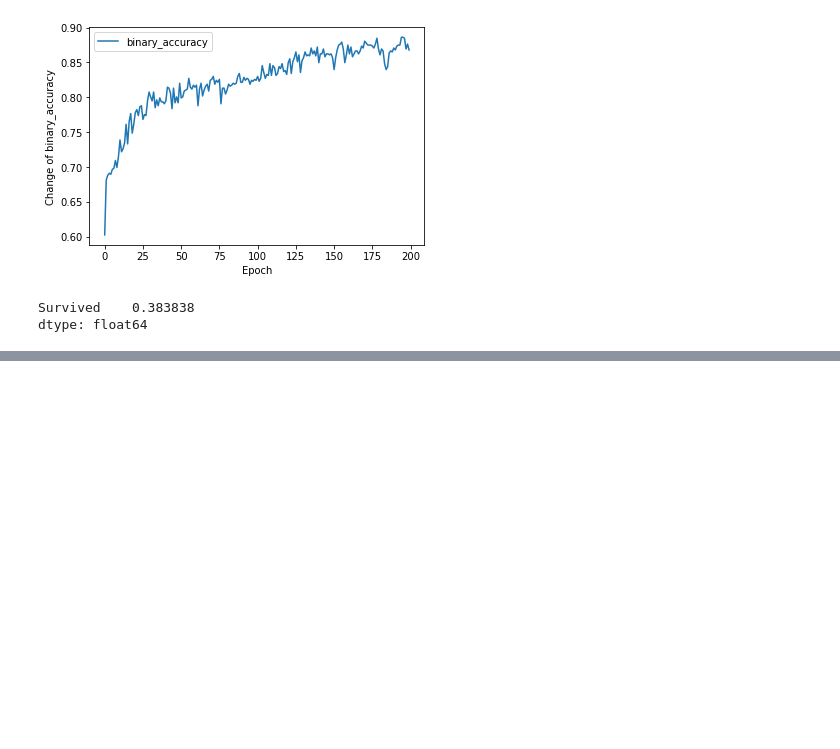
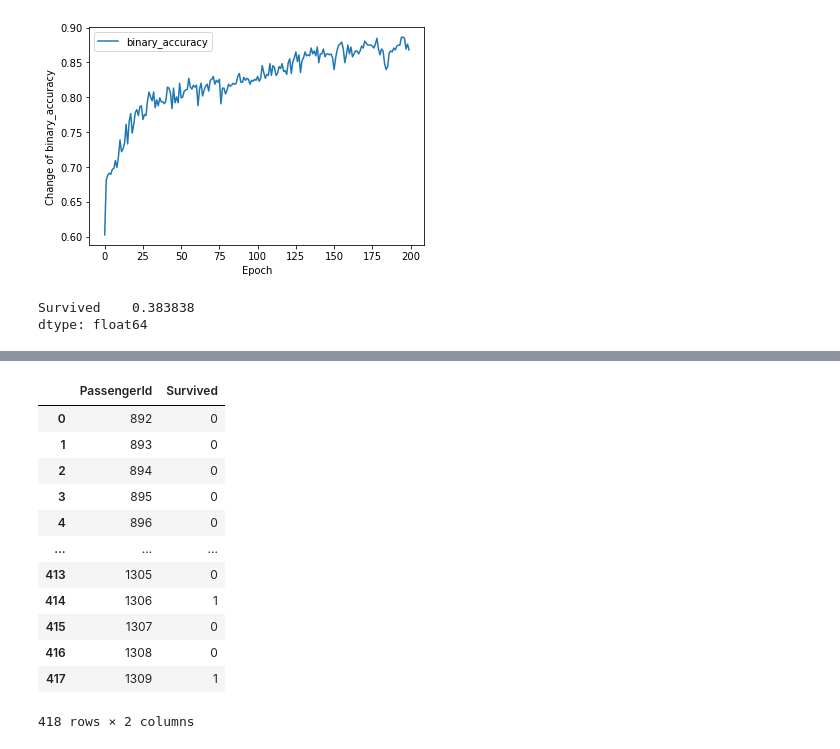
Before and after one commit to eschiappucci/Titanic, a Jupyter notebook: titanic_ml.ipynb, the cells around one changed output, grey strips where cells are left out. Cells and saved outputs as stored; diff of their text form; code cells hidden in the pictures; blank space fills up the shorter version.

```diff
--- a/titanic_ml.ipynb
+++ b/titanic_ml.ipynb
@@ -192,0 +196,11 @@ dtype: float64
+# %%
+from tqdm import tqdm
+import tensorflow as tf
+from tensorflow import keras
+from scipy.spatial import cKDTree
+from sklearn.model_selection import train_test_split as array_split
+from titanic_ml import *
+
+reg_loc = 'Models/titanic_reg.f5'
+model_reg = recompile(reg_loc, rate=1e-7)
+test_vec = model_reg.predict(test_arr)
@@ -192,0 +241,16 @@ dtype: float64
+# %%
+test_res
+# %% [output]
+|  | PassengerId | Survived |
+| 0 | 892 | 0 |
+| 1 | 893 | 0 |
+| 2 | 894 | 0 |
+| 3 | 895 | 0 |
+| 4 | 896 | 0 |
+| ... | ... | ... |
+| 413 | 1305 | 0 |
+| 414 | 1306 | 1 |
+| 415 | 1307 | 0 |
+| 416 | 1308 | 0 |
+| 417 | 1309 | 1 |
+418 rows × 2 columns
```
Also changed, not shown: parts of 14 cells of this notebook, 1 other file.
